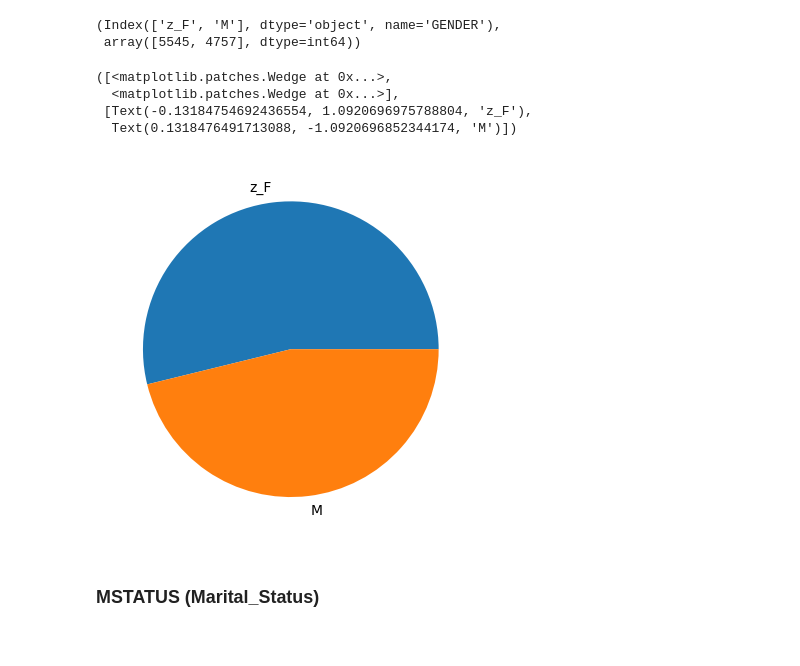
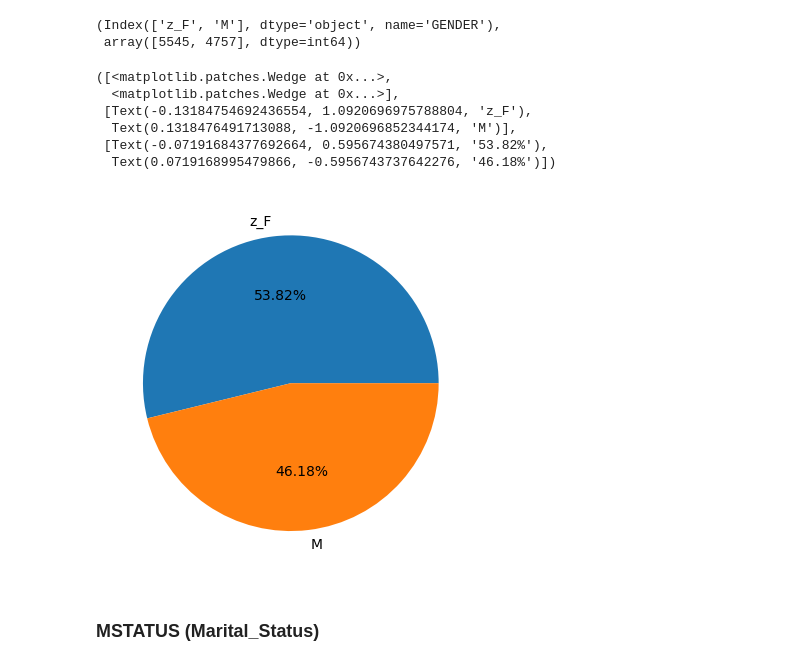
Before and after one commit to Azri-Muhsin/FDM-mini-project-y3s1, a Jupyter notebook: insurance-claim-analysis.ipynb, the cells around one changed output. Cells and saved outputs as stored; diff of their text form; code cells hidden in the pictures.

Commit message:
fix - added percentages to pie charts

```diff
--- a/insurance-claim-analysis.ipynb
+++ b/insurance-claim-analysis.ipynb
@@ -134,13 +134,15 @@ Gender_Types, Gender_Counts
 (Index(['z_F', 'M'], dtype='object', name='GENDER'),
  array([5545, 4757], dtype=int64))
 # %%
-plt.pie(Gender_Counts, labels=Gender_Types)
+plt.pie(Gender_Counts, labels=Gender_Types, autopct='%1.2f%%' )
 # %% [output]
 ([<matplotlib.patches.Wedge at 0x...>,
   <matplotlib.patches.Wedge at 0x...>],
  [Text(-0.13184754692436554, 1.0920696975788804, 'z_F'),
-  Text(0.1318476491713088, -1.0920696852344174, 'M')])
+  Text(0.1318476491713088, -1.0920696852344174, 'M')],
+ [Text(-0.07191684377692664, 0.595674380497571, '53.82%'),
+  Text(0.0719168995479866, -0.5956743737642276, '46.18%')])
-[figure, old version]
+[figure, new version]
 # %% [markdown]
 ### MSTATUS (Marital_Status)
 # %%
```
Also changed, not shown: parts of 1 cell of this notebook.
